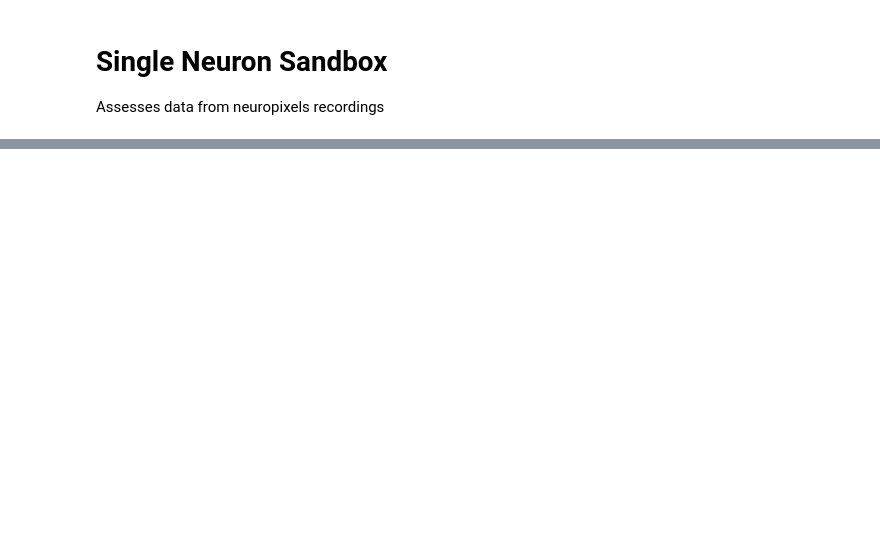
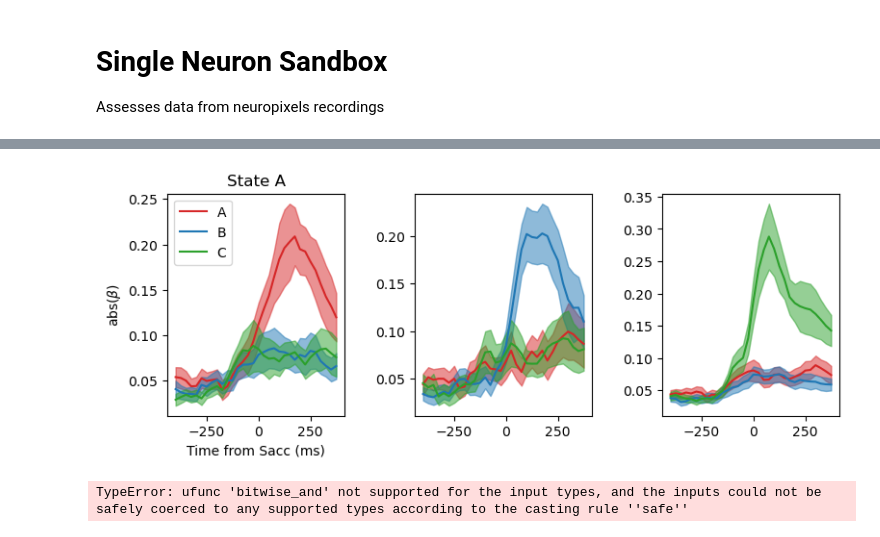
Before and after one commit to t-elston/FS_self_control, a Jupyter notebook: analysis/single_neuron_sandbox.ipynb, the cells around one changed output, grey strips where cells are left out. Cells and saved outputs as stored; diff of their text form; code cells hidden in the pictures; blank space fills up the shorter version.

```diff
--- a/analysis/single_neuron_sandbox.ipynb
+++ b/analysis/single_neuron_sandbox.ipynb
@@ -806,0 +890,46 @@ plt.plot(ofc_pcs[8:12,x_ax], ofc_pcs[8:12,y_ax], color = 'tab:green')
+# %%
+area_ix = ofc_ix.copy()
+
+fig, ax = plt.subplots(1, 3, figsize=(9, 3))
+plt.subplots_adjust(wspace=0.4, hspace=0.4)  # add some white space
+
+state_colors = ['tab:red', 'tab:blue', 'tab:green']
+
+states = [0,1,2]
+state_names = ['A', 'B', 'C']
+
+for sel_state in range(3):
+
+    if sel_state == 0:
+        # Find the neurons selective in this state
+        sel_ix = (sacc1_fixwin_pvals[:, 0] < .01) & (sacc1_fixwin_pvals[:, 1] > .01) & (sacc1_fixwin_pvals[:, 2] > .01)
+    elif sel_state == 1:
+        # Add conditions for sel_state == 1
+        sel_ix = (sacc1_fixwin_pvals[:, 1] < .01) & (sacc1_fixwin_pvals[:, 0] > .01) & (sacc1_fixwin_pvals[:, 2] > .01)
+    elif sel_state == 2:
+        # Add conditions for sel_state == 2
+        sel_ix = (sacc1_fixwin_pvals[:, 2] < .01) & (sacc1_fixwin_pvals[:, 0] > .01) & (sacc1_fixwin_pvals[:, 1] > .01)
+
+
+    # now look at the value-coding in each of the states - the diagonal will be the ground-truth
+    for i_state in range(3):
+
+        # get the mean and confidence intervals
+        i_mean, i_ci = calculate_mean_and_interval(np.abs(sacc1_val_betas[area_ix & sel_ix,:, i_state]), 'bootstrap')
+
+        ax[sel_state].plot(sacc_offset, i_mean, color=state_colors[i_state], label = state_names[i_state])
+        ax[sel_state].fill_between(sacc_offset, i_mean - i_ci, i_mean+i_ci, color=state_colors[i_state], alpha = .5)
+
+
+    ax[sel_state].set_title(f'State {state_names[sel_state]}')
+
+    if sel_state ==0:
+        ax[sel_state].set_ylabel(r'abs($\beta$)')
+        ax[sel_state].set_xlabel('Time from Sacc (ms)')
+        ax[sel_state].legend()
+# %% [output]
+[figure, added]
+# %%
+a = sacc1_val_betas[area_ix & sacc1_fixwin_pvals,:, i_state]
+# %% [output]
+TypeError: ufunc 'bitwise_and' not supported for the input types, and the inputs could not be safely coerced to any supported types according to the casting rule ''safe''
```
Also changed, not shown: parts of 8 cells of this notebook, 2 other files.
